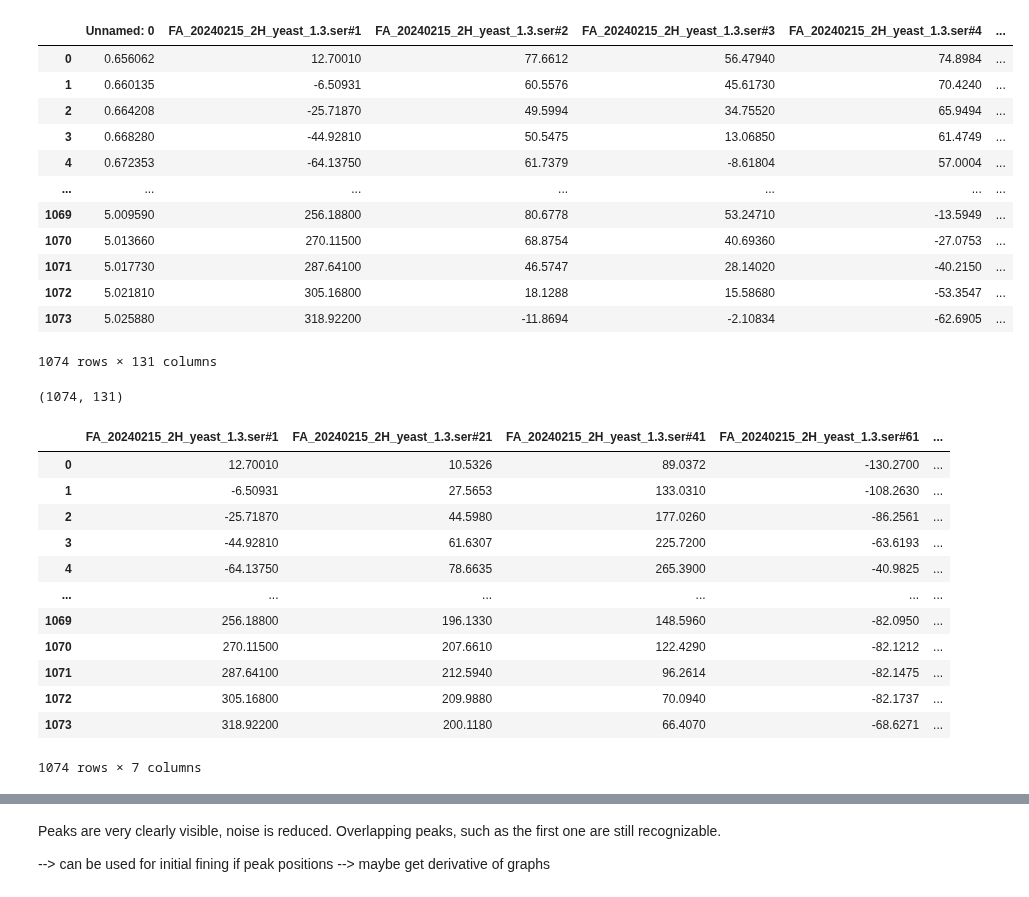
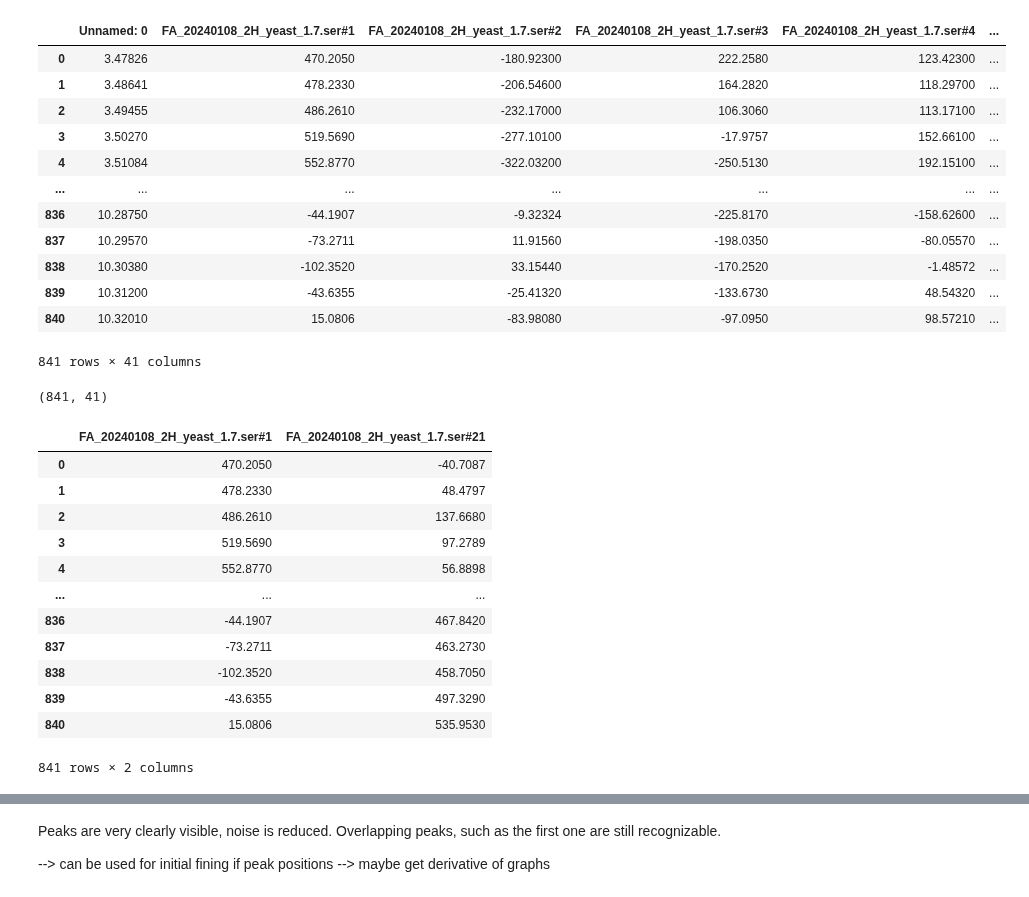
Before and after one commit to RATFIVE/MoinCC-AI4metabolomics, a Jupyter notebook: 02_Preprocessing/sumup.ipynb, the cells around one changed output, grey strips where cells are left out. Saved outputs shown, nothing was run; the diff lists cells and outputs as text; code cells hidden in the pictures.

```diff
--- a/02_Preprocessing/sumup.ipynb
+++ b/02_Preprocessing/sumup.ipynb
@@ -8,45 +8,45 @@ import matplotlib.pyplot as plt
 from plotly.subplots import make_subplots
 # %%
 #load data
-data = pd.read_csv("../Data/FA_20240215_2H_yeast_Pyruvate-d3_5.csv")
+data = pd.read_csv('../Data/FA_20240108_2H_yeast_Nicotinamide-d4 _7.csv')
 #data = pd.read_csv("../Data/FA_20240215_2H_yeast_Pyruvate-d3_5.csv")
 
 data
 # %% [output]
-|  | Unnamed: 0 | FA_20240215_2H_yeast_1.3.ser#1 | FA_20240215_2H_yeast_1.3.ser#2 | FA_20240215_2H_yeast_1.3.ser#3 | FA_20240215_2H_yeast_1.3.ser#4 | ... |
-| 0 | 0.656062 | 12.70010 | 77.6612 | 56.47940 | 74.8984 | ... |
-| 1 | 0.660135 | -6.50931 | 60.5576 | 45.61730 | 70.4240 | ... |
-| 2 | 0.664208 | -25.71870 | 49.5994 | 34.75520 | 65.9494 | ... |
-| 3 | 0.668280 | -44.92810 | 50.5475 | 13.06850 | 61.4749 | ... |
-| 4 | 0.672353 | -64.13750 | 61.7379 | -8.61804 | 57.0004 | ... |
+|  | Unnamed: 0 | FA_20240108_2H_yeast_1.7.ser#1 | FA_20240108_2H_yeast_1.7.ser#2 | FA_20240108_2H_yeast_1.7.ser#3 | FA_20240108_2H_yeast_1.7.ser#4 | ... |
+| 0 | 3.47826 | 470.2050 | -180.92300 | 222.2580 | 123.42300 | ... |
+| 1 | 3.48641 | 478.2330 | -206.54600 | 164.2820 | 118.29700 | ... |
+| 2 | 3.49455 | 486.2610 | -232.17000 | 106.3060 | 113.17100 | ... |
+| 3 | 3.50270 | 519.5690 | -277.10100 | -17.9757 | 152.66100 | ... |
+| 4 | 3.51084 | 552.8770 | -322.03200 | -250.5130 | 192.15100 | ... |
 | ... | ... | ... | ... | ... | ... | ... |
-| 1069 | 5.009590 | 256.18800 | 80.6778 | 53.24710 | -13.5949 | ... |
-| 1070 | 5.013660 | 270.11500 | 68.8754 | 40.69360 | -27.0753 | ... |
-| 1071 | 5.017730 | 287.64100 | 46.5747 | 28.14020 | -40.2150 | ... |
-| 1072 | 5.021810 | 305.16800 | 18.1288 | 15.58680 | -53.3547 | ... |
-| 1073 | 5.025880 | 318.92200 | -11.8694 | -2.10834 | -62.6905 | ... |
+| 836 | 10.28750 | -44.1907 | -9.32324 | -225.8170 | -158.62600 | ... |
+| 837 | 10.29570 | -73.2711 | 11.91560 | -198.0350 | -80.05570 | ... |
+| 838 | 10.30380 | -102.3520 | 33.15440 | -170.2520 | -1.48572 | ... |
+| 839 | 10.31200 | -43.6355 | -25.41320 | -133.6730 | 48.54320 | ... |
+| 840 | 10.32010 | 15.0806 | -83.98080 | -97.0950 | 98.57210 | ... |
-1074 rows × 131 columns
+841 rows × 41 columns
 # %%
 data.shape
 # %% [output]
-(1074, 131)
+(841, 41)
 # %%
 #create first three spectra vizualizations
 data.iloc[:, 1::20]
 # %% [output]
-|  | FA_20240215_2H_yeast_1.3.ser#1 | FA_20240215_2H_yeast_1.3.ser#21 | FA_20240215_2H_yeast_1.3.ser#41 | FA_20240215_2H_yeast_1.3.ser#61 | ... |
-| 0 | 12.70010 | 10.5326 | 89.0372 | -130.2700 | ... |
-| 1 | -6.50931 | 27.5653 | 133.0310 | -108.2630 | ... |
-| 2 | -25.71870 | 44.5980 | 177.0260 | -86.2561 | ... |
-| 3 | -44.92810 | 61.6307 | 225.7200 | -63.6193 | ... |
-| 4 | -64.13750 | 78.6635 | 265.3900 | -40.9825 | ... |
-| ... | ... | ... | ... | ... | ... |
-| 1069 | 256.18800 | 196.1330 | 148.5960 | -82.0950 | ... |
-| 1070 | 270.11500 | 207.6610 | 122.4290 | -82.1212 | ... |
-| 1071 | 287.64100 | 212.5940 | 96.2614 | -82.1475 | ... |
-| 1072 | 305.16800 | 209.9880 | 70.0940 | -82.1737 | ... |
-| 1073 | 318.92200 | 200.1180 | 66.4070 | -68.6271 | ... |
+|  | FA_20240108_2H_yeast_1.7.ser#1 | FA_20240108_2H_yeast_1.7.ser#21 |
+| 0 | 470.2050 | -40.7087 |
+| 1 | 478.2330 | 48.4797 |
+| 2 | 486.2610 | 137.6680 |
+| 3 | 519.5690 | 97.2789 |
+| 4 | 552.8770 | 56.8898 |
+| ... | ... | ... |
+| 836 | -44.1907 | 467.8420 |
+| 837 | -73.2711 | 463.2730 |
+| 838 | -102.3520 | 458.7050 |
+| 839 | -43.6355 | 497.3290 |
+| 840 | 15.0806 | 535.9530 |
-1074 rows × 7 columns
+841 rows × 2 columns
 # %%
 # get impression of data; visualize every 20th spectra
 plt.figure(figsize=(10, 6))
```
Also changed, not shown: parts of 6 cells of this notebook, 3 other files.
